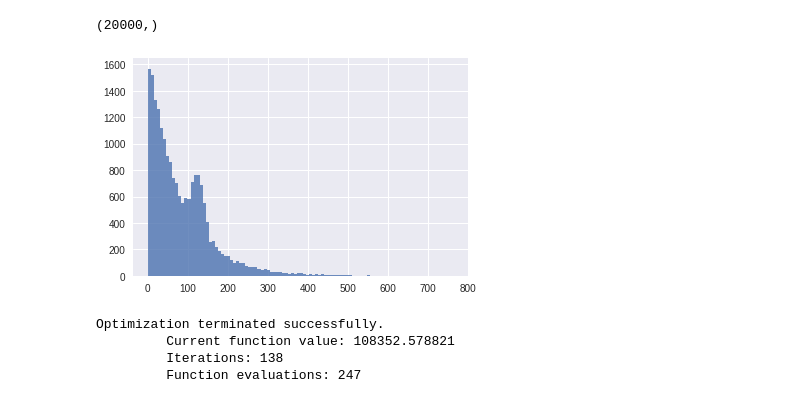
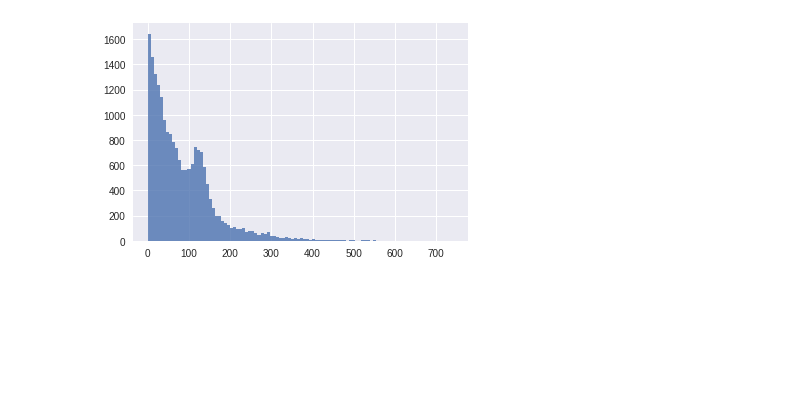
Before and after one commit to SiLiKhon/HEPStatsSeminar, a Jupyter notebook: SimpleMLFit.ipynb, the cells around one changed output. Drawn from its saved outputs; the diff is of its cells as text; code cells hidden in the pictures; blank space fills up the shorter version.

```diff
--- a/SimpleMLFit.ipynb
+++ b/SimpleMLFit.ipynb
@@ -9,14 +32,11 @@ from scipy.optimize import minimize
 # %%
 signal = np.random.normal(loc=125.18, scale=15., size=2000)
 background = np.random.exponential(scale=80., size=18000)
 
 data = np.concatenate([signal, background])
-#data = data[data < 200.]
-print(data.shape)
+np.random.shuffle(data)
+
+plt.hist(data, bins=100, alpha=0.8);
 # %% [output]
-(20000,)
+[figure, added]
-# %%
-plt.hist(data, bins=100, alpha=0.8);
-# %% [output]
-[figure, removed]
 # %%
@@ -31,10 +49,0 @@ def NegativeLogLikelihood(params):
-# %%
-guess = np.array([100., 50, 0.4, 0.01])
-
-result = minimize(NegativeLogLikelihood, guess, method='Nelder-Mead',
-                  options={'disp' : True})
-# %% [output]
-Optimization terminated successfully.
-         Current function value: 108352.578821
-         Iterations: 138
-         Function evaluations: 247
```
Also changed, not shown: parts of 20 cells of this notebook.
